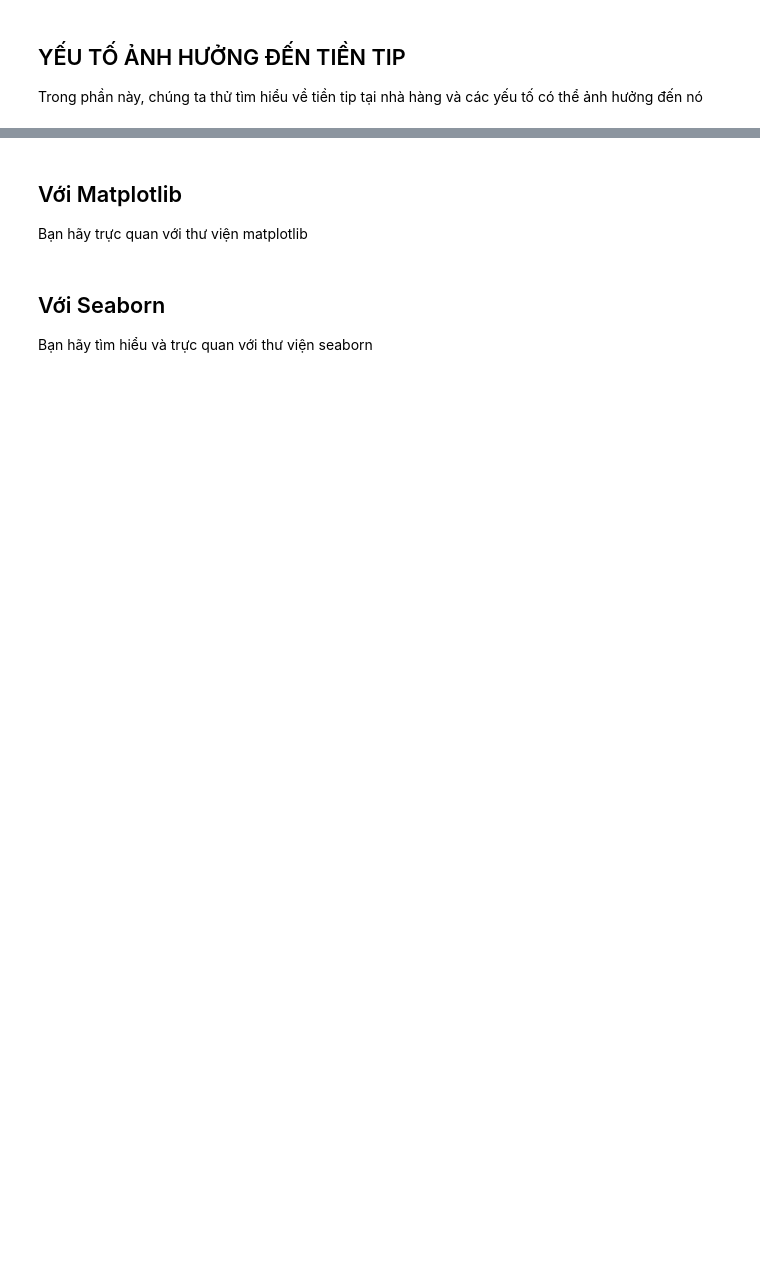
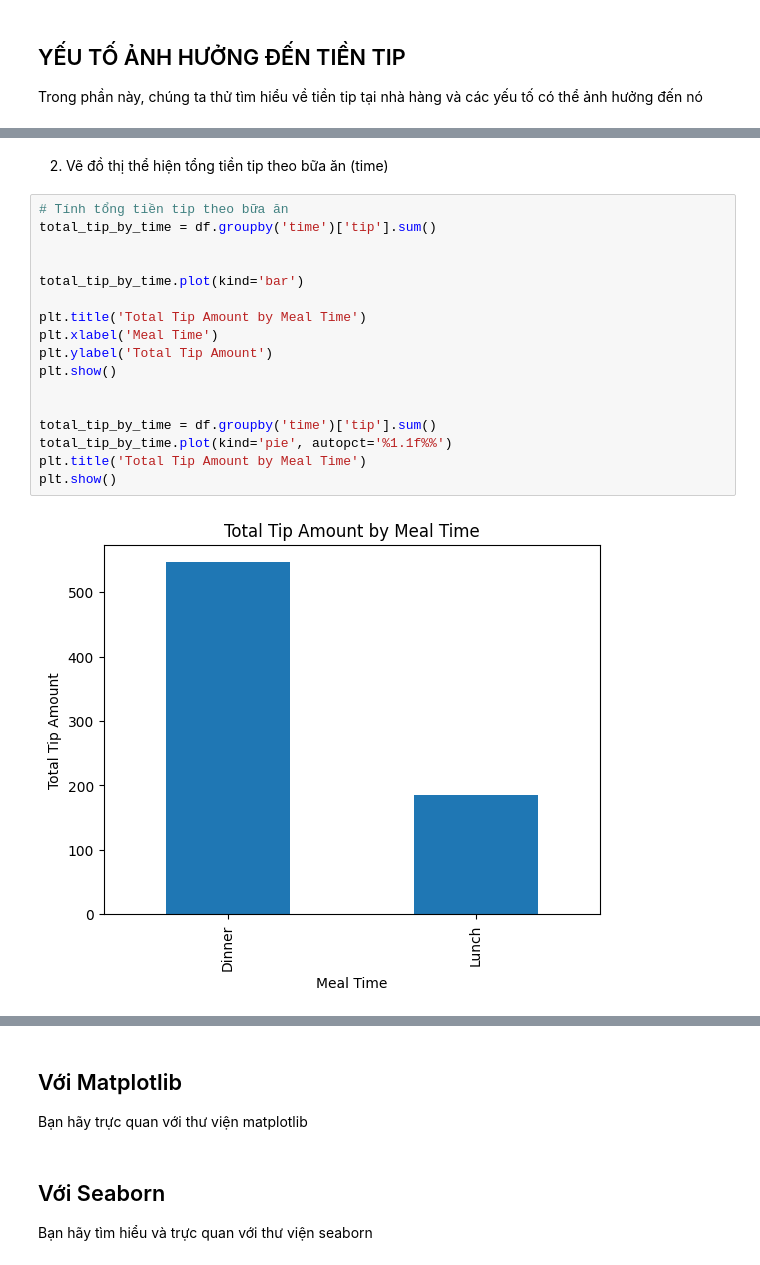
Before and after one commit to iamKhang/semester-6, a Jupyter notebook: ThongKeMayTinh/BaiTap/03_21083791_LeHoangKhang_tips.ipynb, the cells around one changed output, grey strips where cells are left out. Saved outputs shown, nothing was run; the diff lists cells and outputs as text; blank space fills up the shorter version.

```diff
--- a/ThongKeMayTinh/BaiTap/03_21083791_LeHoangKhang_tips.ipynb
+++ b/ThongKeMayTinh/BaiTap/03_21083791_LeHoangKhang_tips.ipynb
@@ -157,0 +241,21 @@ Trong phần này, chúng ta thử tìm hiểu về tiền tip tại nhà hàng
+# %% [markdown]
+2. Vẽ đồ thị thể hiện tổng tiền tip theo bữa ăn (time)
+# %%
+# Tính tổng tiền tip theo bữa ăn
+total_tip_by_time = df.groupby('time')['tip'].sum()
+
+
+total_tip_by_time.plot(kind='bar')
+
+plt.title('Total Tip Amount by Meal Time')
+plt.xlabel('Meal Time')
+plt.ylabel('Total Tip Amount')
+plt.show()
+
+
+total_tip_by_time = df.groupby('time')['tip'].sum()
+total_tip_by_time.plot(kind='pie', autopct='%1.1f%%')
+plt.title('Total Tip Amount by Meal Time')
+plt.show()
+# %% [output]
+[figure, added]
```
Also changed, not shown: parts of 22 cells of this notebook.
